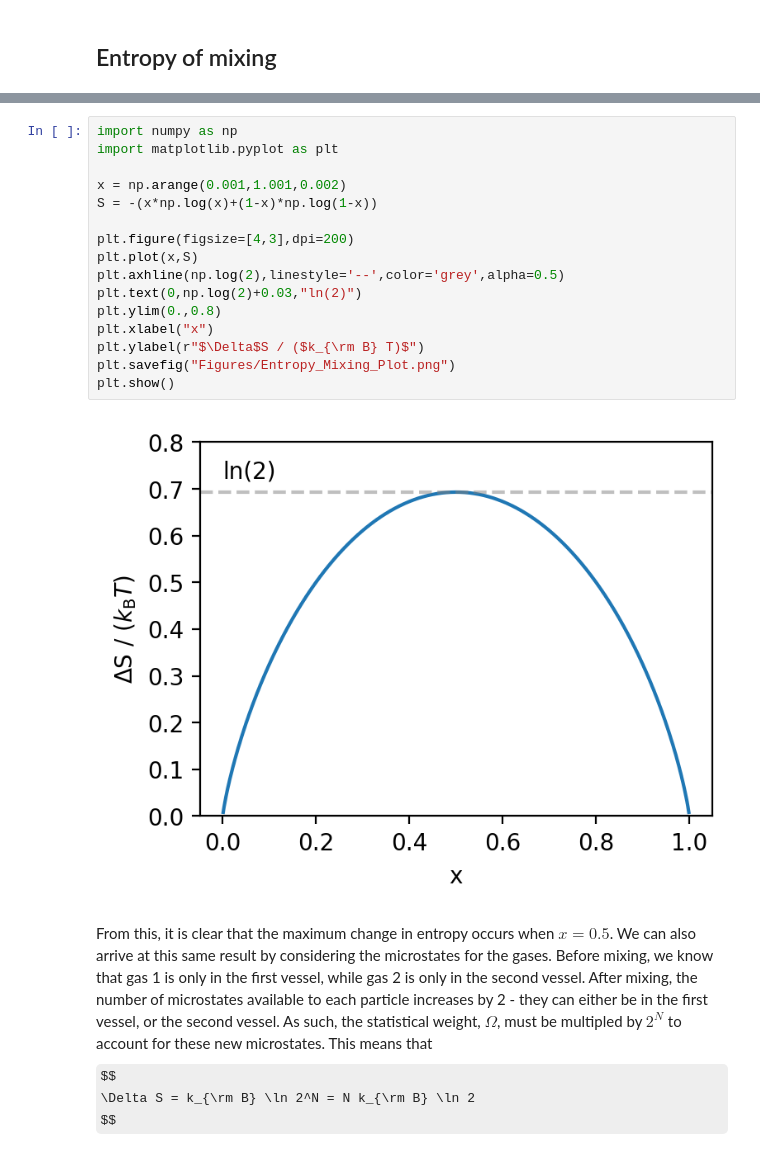
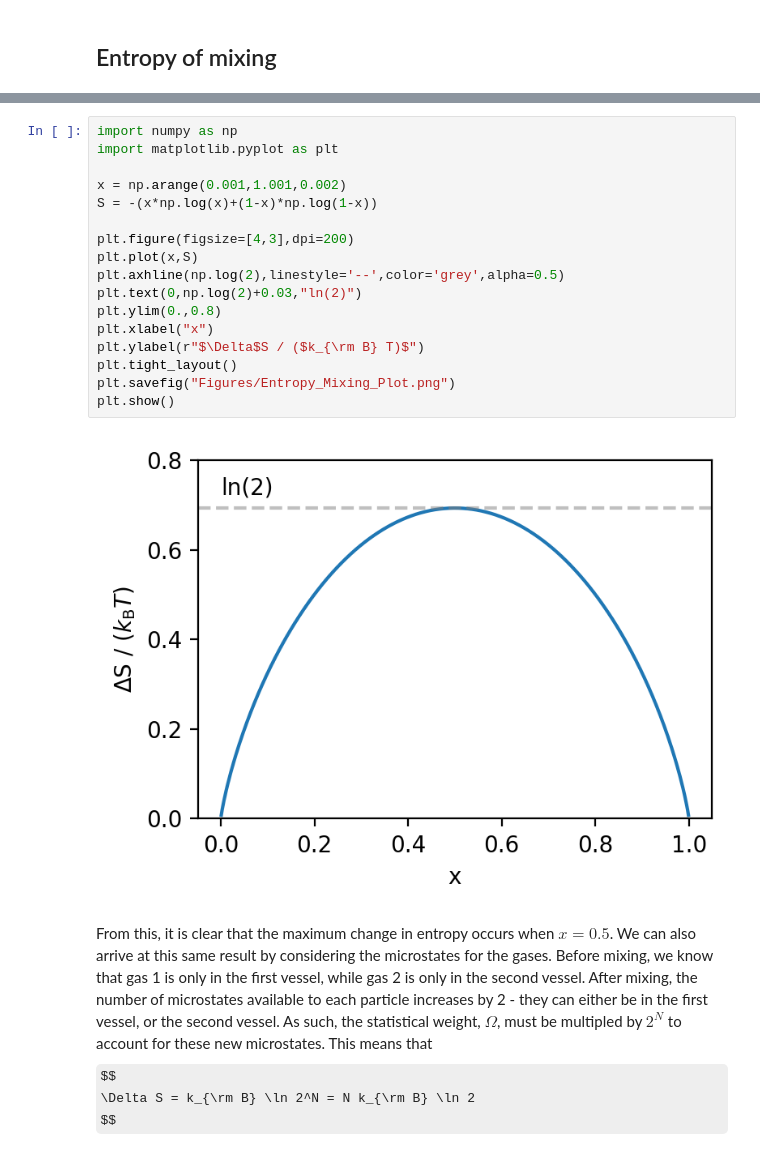
Before and after one commit to mkenne15/PY2104, a Jupyter notebook: Lecture_07/Lecture_07.ipynb, the cells around one changed output, grey strips where cells are left out. Drawn from its saved outputs; the diff is of its cells as text; some formulas as TeX source.

Commit message:
Updating Lecture 7 Entropy Plot

```diff
--- a/Lecture_07/Lecture_07.ipynb
+++ b/Lecture_07/Lecture_07.ipynb
@@ -39,21 +39,22 @@ So how does this look?
 # %%
 import numpy as np
 import matplotlib.pyplot as plt
 
 x = np.arange(0.001,1.001,0.002)
 S = -(x*np.log(x)+(1-x)*np.log(1-x))
 
 plt.figure(figsize=[4,3],dpi=200)
 plt.plot(x,S)
 plt.axhline(np.log(2),linestyle='--',color='grey',alpha=0.5)
 plt.text(0,np.log(2)+0.03,"ln(2)")
 plt.ylim(0.,0.8)
 plt.xlabel("x")
 plt.ylabel(r"$\Delta$S / ($k_{\rm B} T)$")
+plt.tight_layout()
 plt.savefig("Figures/Entropy_Mixing_Plot.png")
 plt.show()
 # %% [output]
-[figure, old version]
+[figure, new version]
 # %% [markdown]
 From this, it is clear that the maximum change in entropy occurs when $x=0.5$. We can also arrive at this same result by considering the microstates for the gases. Before mixing, we know that gas 1 is only in the first vessel, while gas 2 is only in the second vessel. After mixing, the number of microstates available to each particle increases by 2 - they can either be in the first vessel, or the second vessel. As such, the statistical weight, $\Omega$, must be multipled by $2^N$ to account for these new microstates. This means that
 $$
```
Also changed, not shown: 1 other file.
